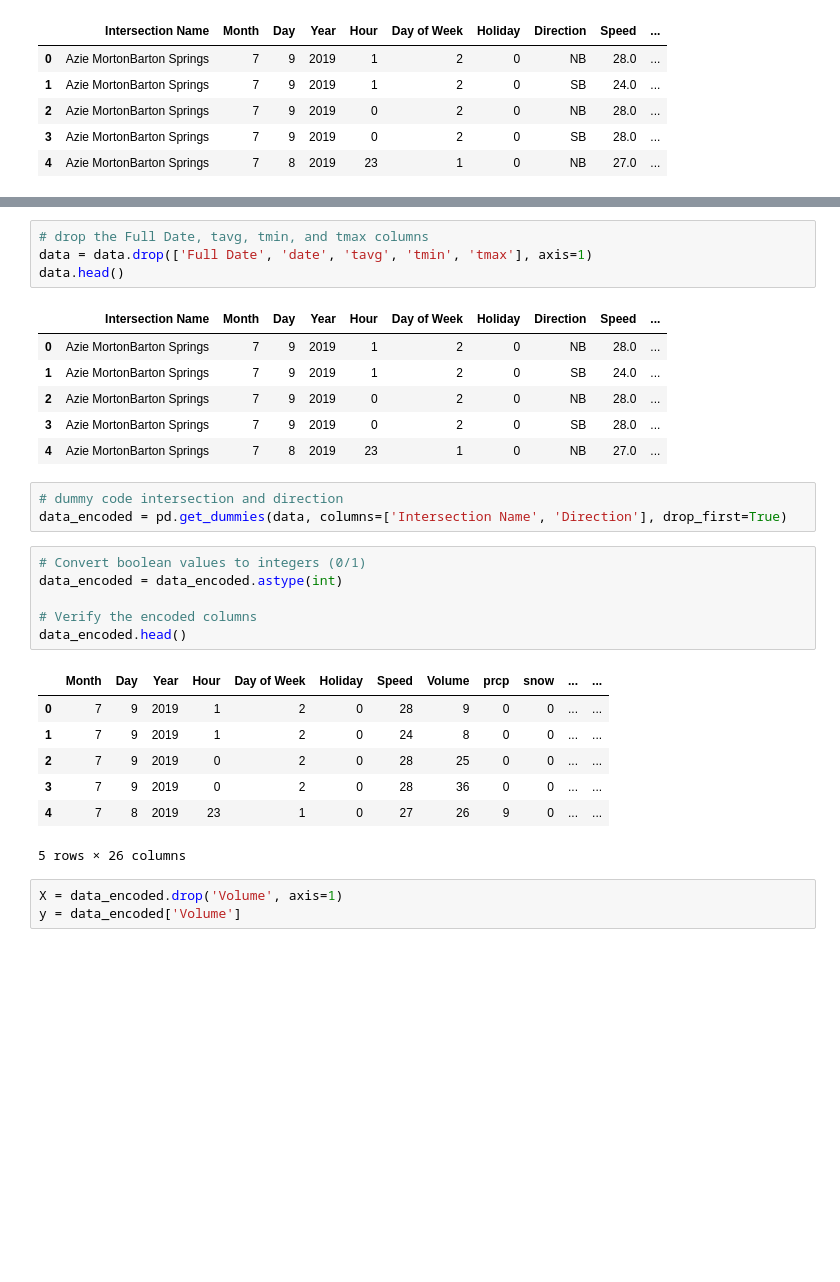
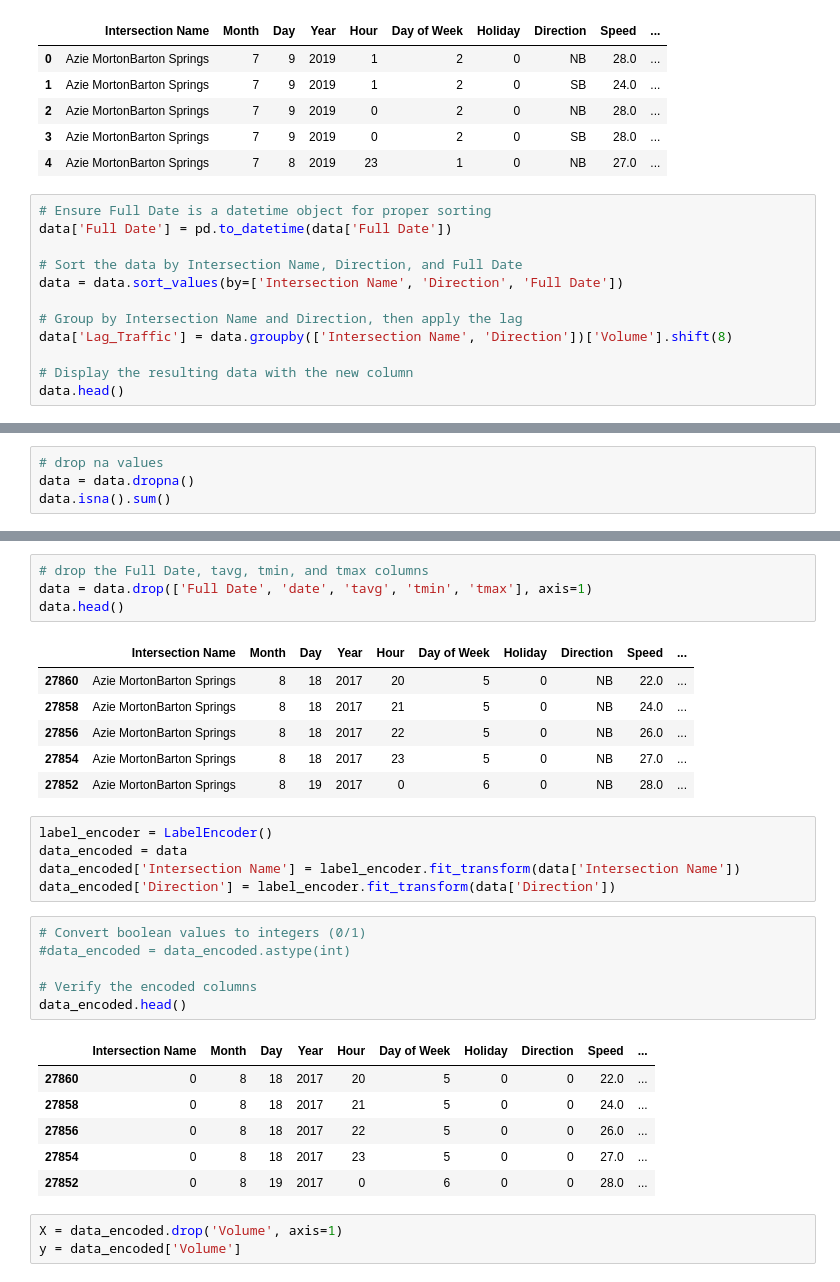
Before and after one commit to jennamferguson/AMLProject_Traffic, a Jupyter notebook: RandForest_Jen.ipynb, the cells around one changed output, grey strips where cells are left out. Cells and saved outputs as stored; diff of their text form; blank space fills up the shorter version.

```diff
--- a/RandForest_Jen.ipynb
+++ b/RandForest_Jen.ipynb
@@ -16,3 +20,15 @@ data.head()
 | 2 | Azie MortonBarton Springs | 7 | 9 | 2019 | 0 | 2 | 0 | NB | 28.0 | ... |
 | 3 | Azie MortonBarton Springs | 7 | 9 | 2019 | 0 | 2 | 0 | SB | 28.0 | ... |
 | 4 | Azie MortonBarton Springs | 7 | 8 | 2019 | 23 | 1 | 0 | NB | 27.0 | ... |
+# %%
+# Ensure Full Date is a datetime object for proper sorting
+data['Full Date'] = pd.to_datetime(data['Full Date'])
+
+# Sort the data by Intersection Name, Direction, and Full Date
+data = data.sort_values(by=['Intersection Name', 'Direction', 'Full Date'])
+
+# Group by Intersection Name and Direction, then apply the lag
+data['Lag_Traffic'] = data.groupby(['Intersection Name', 'Direction'])['Volume'].shift(8)
+
+# Display the resulting data with the new column
+data.head()
@@ -18,0 +63,4 @@ data.head()
+# %%
+# drop na values
+data = data.dropna()
+data.isna().sum()
@@ -22,28 +88,29 @@ data = data.drop(['Full Date', 'date', 'tavg', 'tmin', 'tmax'], axis=1)
 data.head()
 # %% [output]
 |  | Intersection Name | Month | Day | Year | Hour | Day of Week | Holiday | Direction | Speed | ... |
-| 0 | Azie MortonBarton Springs | 7 | 9 | 2019 | 1 | 2 | 0 | NB | 28.0 | ... |
-| 1 | Azie MortonBarton Springs | 7 | 9 | 2019 | 1 | 2 | 0 | SB | 24.0 | ... |
-| 2 | Azie MortonBarton Springs | 7 | 9 | 2019 | 0 | 2 | 0 | NB | 28.0 | ... |
-| 3 | Azie MortonBarton Springs | 7 | 9 | 2019 | 0 | 2 | 0 | SB | 28.0 | ... |
-| 4 | Azie MortonBarton Springs | 7 | 8 | 2019 | 23 | 1 | 0 | NB | 27.0 | ... |
+| 27860 | Azie MortonBarton Springs | 8 | 18 | 2017 | 20 | 5 | 0 | NB | 22.0 | ... |
+| 27858 | Azie MortonBarton Springs | 8 | 18 | 2017 | 21 | 5 | 0 | NB | 24.0 | ... |
+| 27856 | Azie MortonBarton Springs | 8 | 18 | 2017 | 22 | 5 | 0 | NB | 26.0 | ... |
+| 27854 | Azie MortonBarton Springs | 8 | 18 | 2017 | 23 | 5 | 0 | NB | 27.0 | ... |
+| 27852 | Azie MortonBarton Springs | 8 | 19 | 2017 | 0 | 6 | 0 | NB | 28.0 | ... |
-# %%
-# dummy code intersection and direction
-data_encoded = pd.get_dummies(data, columns=['Intersection Name', 'Direction'], drop_first=True)
+# %%
+label_encoder = LabelEncoder()
+data_encoded = data
+data_encoded['Intersection Name'] = label_encoder.fit_transform(data['Intersection Name'])
+data_encoded['Direction'] = label_encoder.fit_transform(data['Direction'])
 # %%
 # Convert boolean values to integers (0/1)
-data_encoded = data_encoded.astype(int)
+#data_encoded = data_encoded.astype(int)
 
 # Verify the encoded columns
 data_encoded.head()
 # %% [output]
-|  | Month | Day | Year | Hour | Day of Week | Holiday | Speed | Volume | prcp | snow | ... | ... |
-| 0 | 7 | 9 | 2019 | 1 | 2 | 0 | 28 | 9 | 0 | 0 | ... | ... |
-| 1 | 7 | 9 | 2019 | 1 | 2 | 0 | 24 | 8 | 0 | 0 | ... | ... |
-| 2 | 7 | 9 | 2019 | 0 | 2 | 0 | 28 | 25 | 0 | 0 | ... | ... |
-| 3 | 7 | 9 | 2019 | 0 | 2 | 0 | 28 | 36 | 0 | 0 | ... | ... |
-| 4 | 7 | 8 | 2019 | 23 | 1 | 0 | 27 | 26 | 9 | 0 | ... | ... |
+|  | Intersection Name | Month | Day | Year | Hour | Day of Week | Holiday | Direction | Speed | ... |
+| 27860 | 0 | 8 | 18 | 2017 | 20 | 5 | 0 | 0 | 22.0 | ... |
+| 27858 | 0 | 8 | 18 | 2017 | 21 | 5 | 0 | 0 | 24.0 | ... |
+| 27856 | 0 | 8 | 18 | 2017 | 22 | 5 | 0 | 0 | 26.0 | ... |
+| 27854 | 0 | 8 | 18 | 2017 | 23 | 5 | 0 | 0 | 27.0 | ... |
+| 27852 | 0 | 8 | 19 | 2017 | 0 | 6 | 0 | 0 | 28.0 | ... |
-5 rows × 26 columns
 # %%
 X = data_encoded.drop('Volume', axis=1)
 y = data_encoded['Volume']
```
Also changed, not shown: parts of 28 cells of this notebook.
